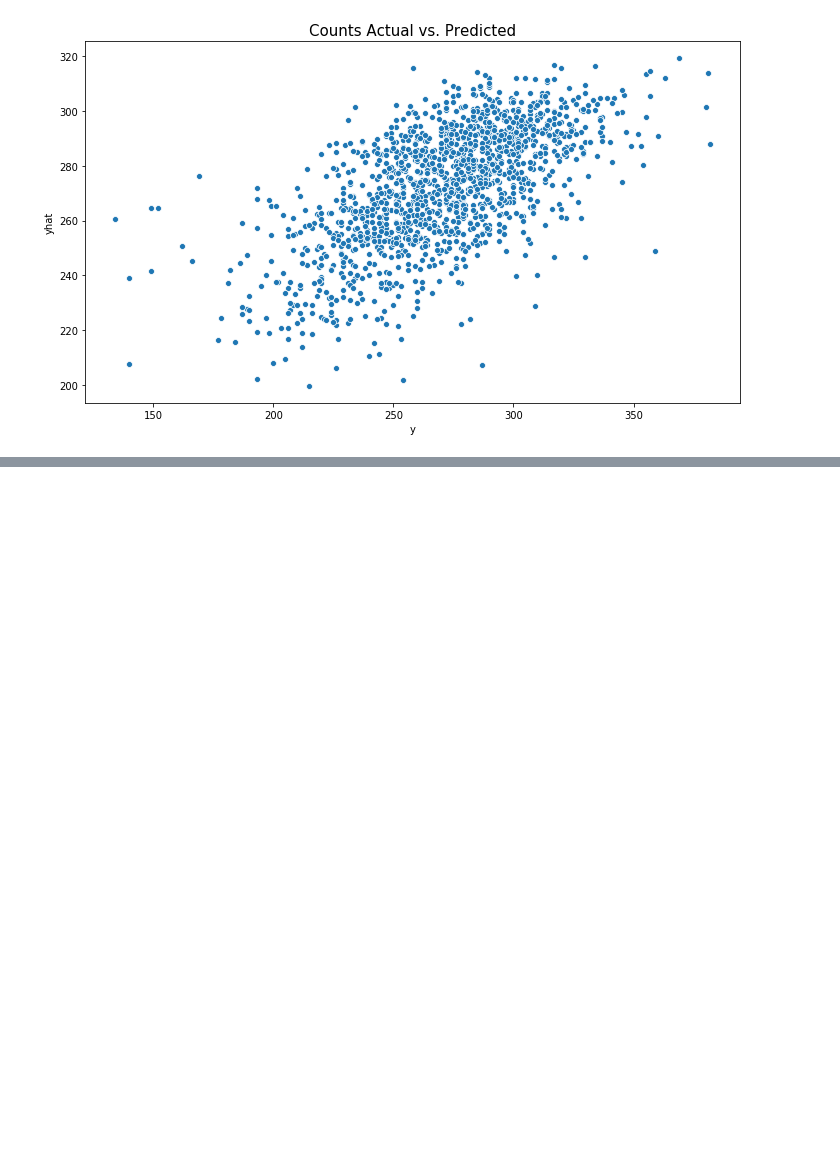
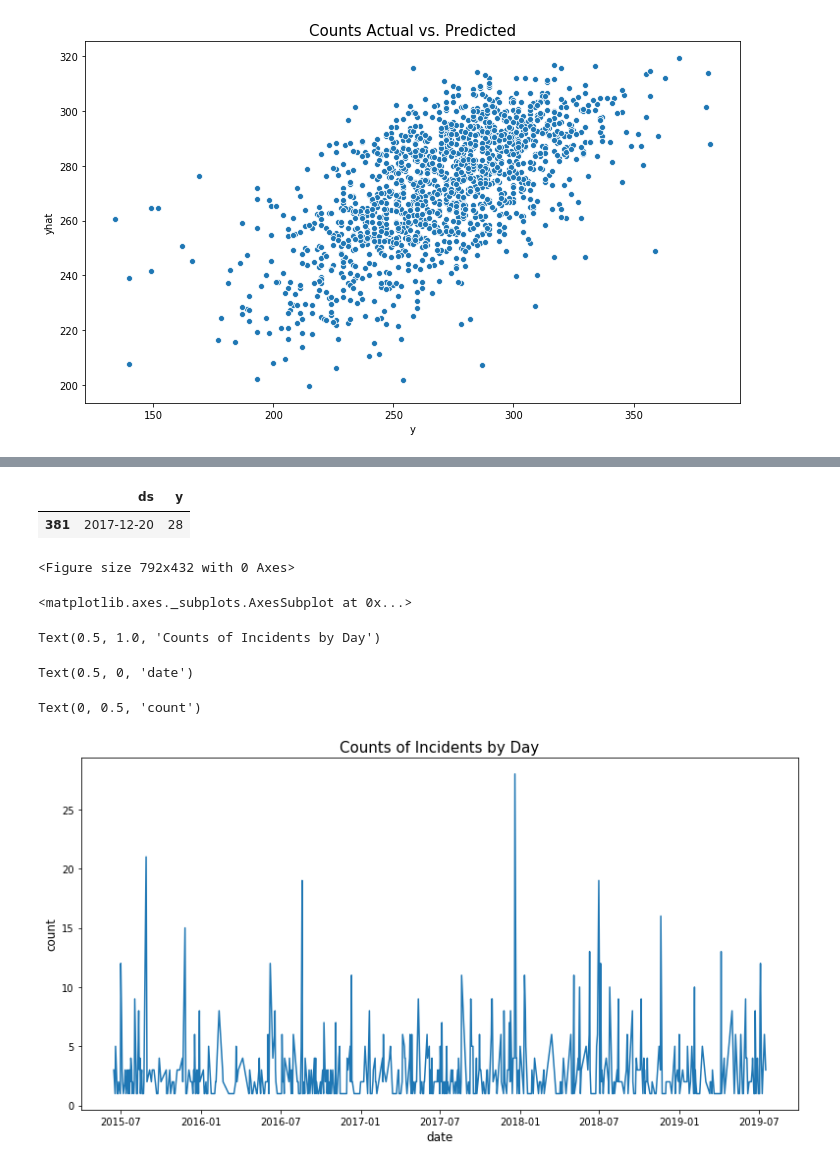
Before and after one commit to clstaub/Crime_Maps, a Jupyter notebook: EDA_modeling.ipynb, the cells around one changed output, grey strips where cells are left out. Drawn from its saved outputs; the diff is of its cells as text; code cells hidden in the pictures; blank space fills up the shorter version.

```diff
--- a/EDA_modeling.ipynb
+++ b/EDA_modeling.ipynb
@@ -350,0 +381,3 @@ Text(0.5, 1.0, 'Counts Actual vs. Predicted')
+# %%
+dfshoot = df[df.SHOOTING == 'Y']
+dfshoot.DISTRICT.value_counts()
@@ -350,0 +405,4 @@ Text(0.5, 1.0, 'Counts Actual vs. Predicted')
+# %%
+dailyshoot = dfshoot[['date', 'INCIDENT_NUMBER']].groupby('date').count()
+dailyshoot.reset_index(inplace=True)
+dailyshoot.columns = ['ds', 'y']
@@ -350,0 +418,19 @@ Text(0.5, 1.0, 'Counts Actual vs. Predicted')
+# %%
+dailyshoot[dailyshoot.y == max(dailyshoot.y)]
+# %% [output]
+|  | ds | y |
+| 381 | 2017-12-20 | 28 |
+# %%
+plt.figure(figsize=(11,6))
+sns.lineplot(x='ds',y='y',data=dailyshoot)
+plt.title('Counts of Incidents by Day',size=15)
+plt.xlabel('date', size=12)
+plt.ylabel('count', size=12)
+plt.tight_layout()
+# %% [output]
+<Figure size 792x432 with 0 Axes>
+<matplotlib.axes._subplots.AxesSubplot at 0x...>
+Text(0.5, 1.0, 'Counts of Incidents by Day')
+Text(0.5, 0, 'date')
+Text(0, 0.5, 'count')
+[figure, added]
```
Also changed, not shown: parts of 29 cells of this notebook.
